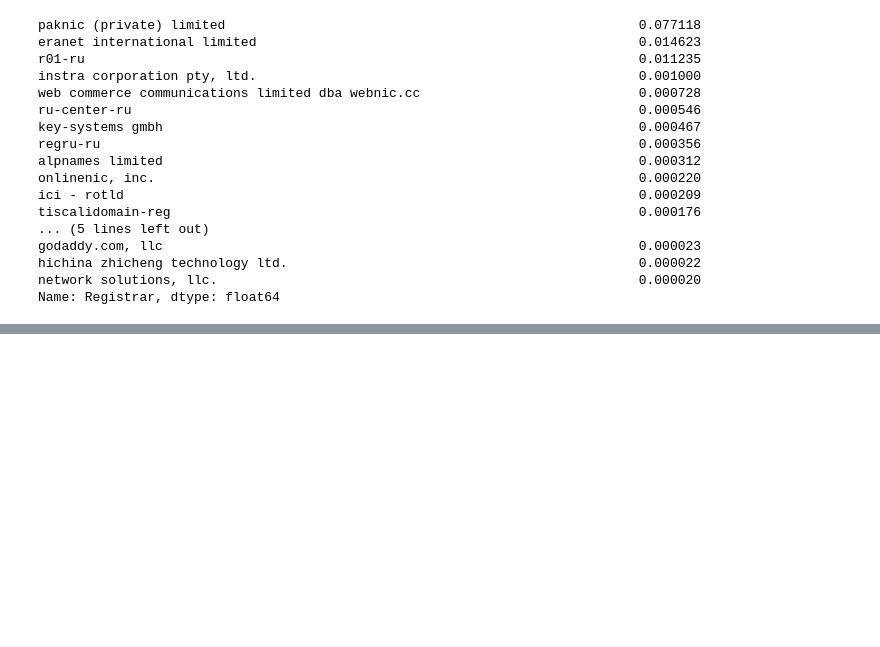
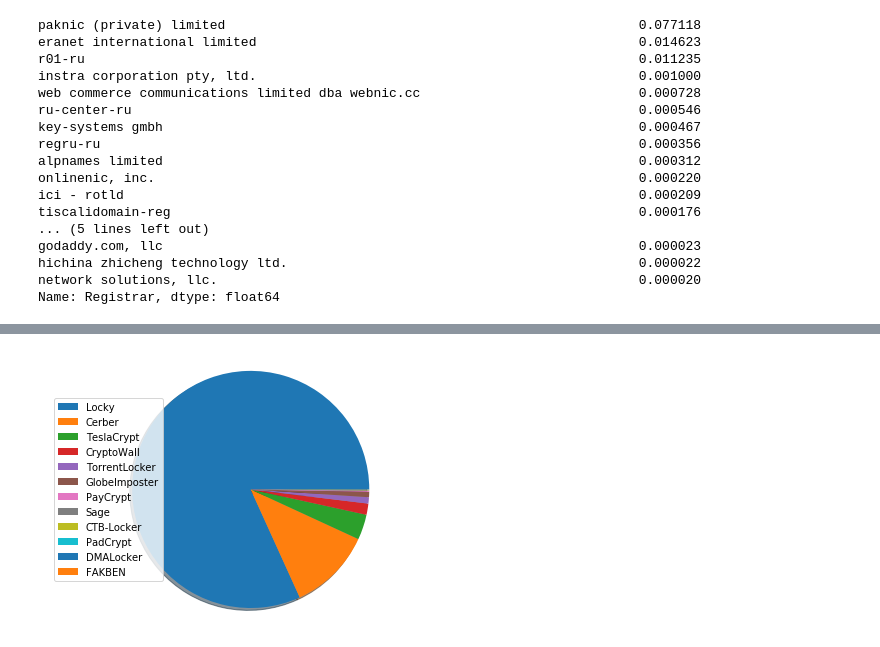
Before and after one commit to MKesteloo/EoCS, a Jupyter notebook: assignment2/assignment2.ipynb, the cells around one changed output, grey strips where cells are left out. Saved outputs shown, nothing was run; the diff lists cells and outputs as text; code cells hidden in the pictures; blank space fills up the shorter version.

```diff
--- a/assignment2/assignment2.ipynb
+++ b/assignment2/assignment2.ipynb
@@ -160,0 +101,17 @@ py.iplot([trace], filename='styled_pie_chart')
+# %%
+# check the different types of malware
+malware_counts = ransomware_data["Malware"].value_counts()
+total = np.sum(malware_counts)
+malware_counts = malware_counts/total
+
+labels = ['Locky', 'Cerber', 'TeslaCrypt', 'CryptoWall', 'TorrentLocker',
+        'GlobeImposter', 'PayCrypt', 'Sage', 'CTB-Locker', 'PadCrypt',
+        'DMALocker', 'FAKBEN']
+# create pie chart to see share of malware types used
+patches, texts = plt.pie(malware_counts, shadow=True)
+plt.legend(patches, labels, loc="center left")
+plt.axis('equal')
+plt.tight_layout()
+plt.savefig('piechart.png')
+# %% [output]
+[figure, added]
```
Also changed, not shown: parts of 11 cells of this notebook, 2 other files.
